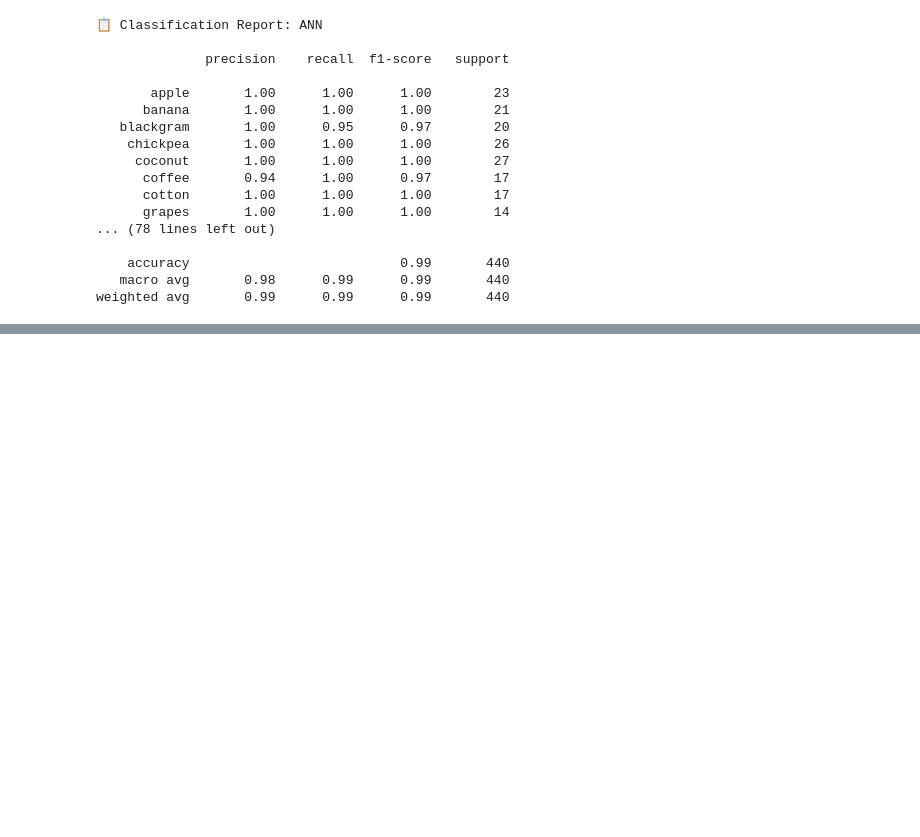
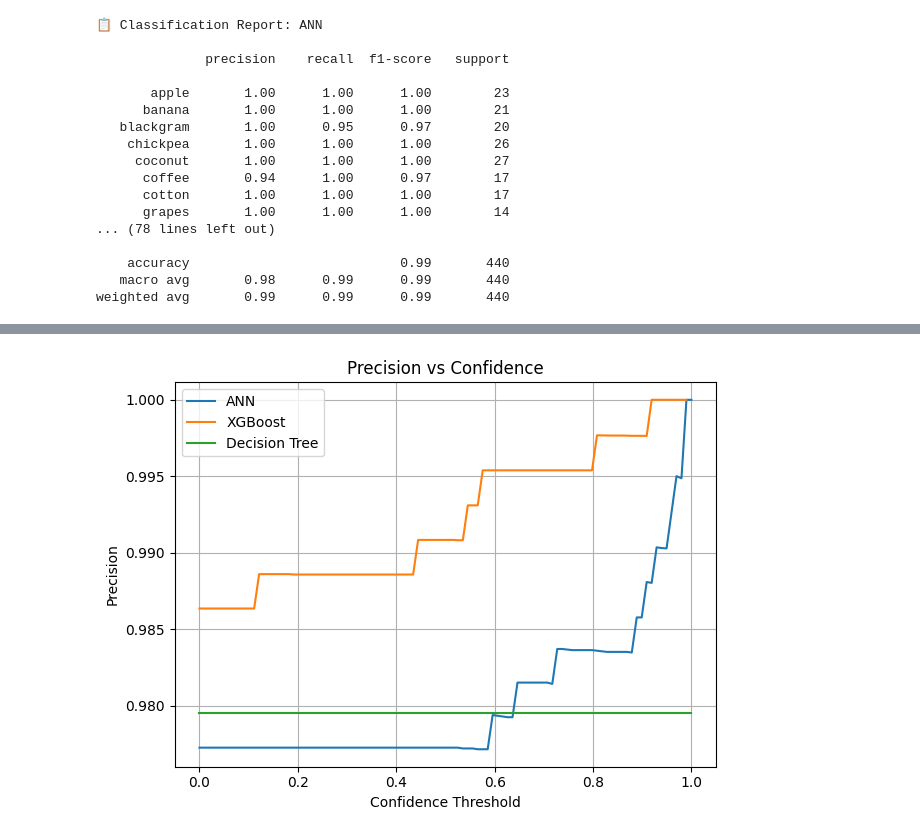
Before and after one commit to imadhc/croprecommendation, a Jupyter notebook: notebook/Model_Training.ipynb, the cells around one changed output, grey strips where cells are left out. Saved outputs shown, nothing was run; the diff lists cells and outputs as text; code cells hidden in the pictures; blank space fills up the shorter version.

```diff
--- a/notebook/Model_Training.ipynb
+++ b/notebook/Model_Training.ipynb
@@ -170,0 +194,46 @@ weighted avg       0.99      0.99      0.99       440
+# %%
+def plot_precision_confidence(y_true, y_proba, model_name):
+    precisions = []
+    confidences = []
+
+    max_probs = np.max(y_proba, axis=1)
+    preds = np.argmax(y_proba, axis=1)
+
+    # Sort predictions by confidence
+    sorted_indices = np.argsort(max_probs)[::-1]
+    sorted_conf = max_probs[sorted_indices]
+    sorted_preds = preds[sorted_indices]
+    sorted_true = y_true[sorted_indices]
+
+    for threshold in np.linspace(0, 1, 100):
+        mask = sorted_conf >= threshold
+        if np.sum(mask) == 0:
+            continue
+        filtered_preds = sorted_preds[mask]
+        filtered_true = sorted_true[mask]
+        precision = np.mean(filtered_preds == filtered_true)
+        precisions.append(precision)
+        confidences.append(threshold)
+
+    plt.plot(confidences, precisions, label=model_name)
+
+# For ANN
+ann_proba = ann_model.predict(X_test)
+plot_precision_confidence(y_test, ann_proba, "ANN")
+
+# For XGBoost
+xgb_proba = xgb_model.predict_proba(X_test)
+plot_precision_confidence(y_test, xgb_proba, "XGBoost")
+
+# For DT (Decision Trees often don’t give calibrated probs)
+dt_proba = dt_model.predict_proba(X_test)
+plot_precision_confidence(y_test, dt_proba, "Decision Tree")
+
+plt.xlabel("Confidence Threshold")
+plt.ylabel("Precision")
+plt.title("Precision vs Confidence")
+plt.legend()
+plt.grid(True)
+plt.tight_layout()
+plt.show()
+# %% [output]
@@ -170,0 +241 @@ weighted avg       0.99      0.99      0.99       440
+[figure, added]
```
Also changed, not shown: parts of 4 cells of this notebook, 1 other file.
